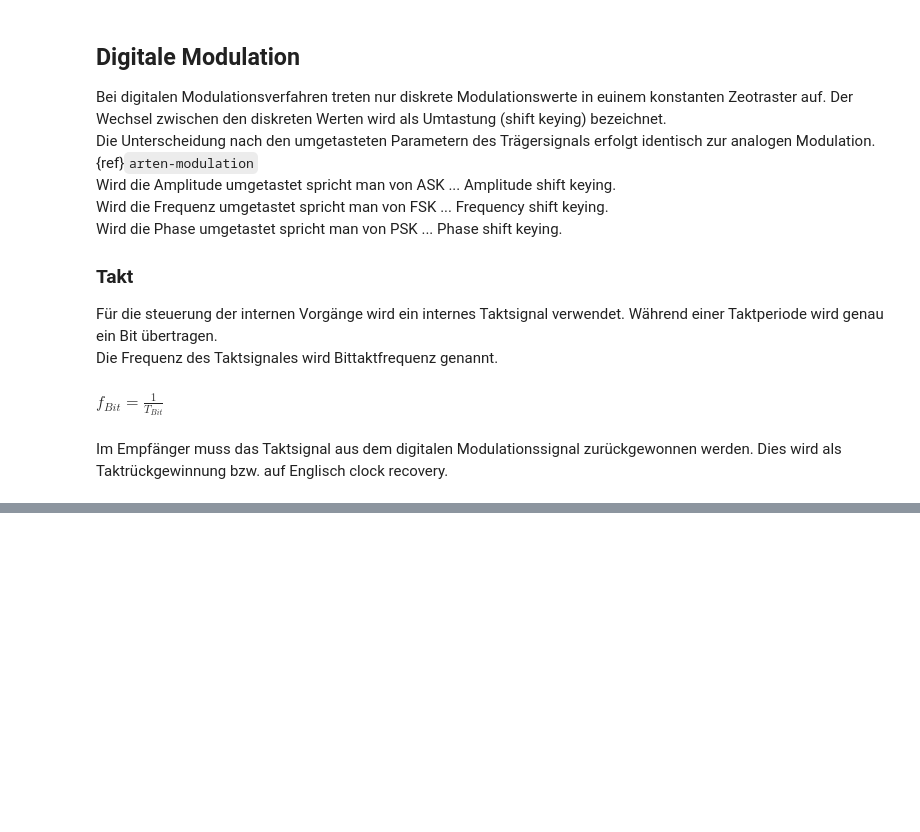
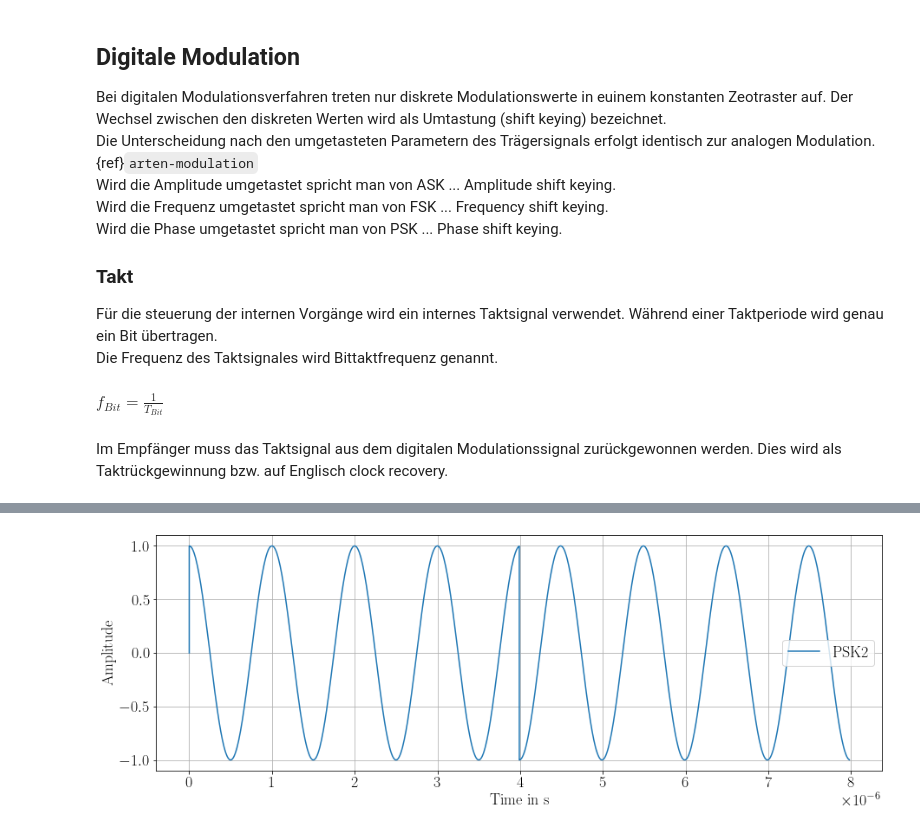
Before and after one commit to lg-eng/KSN-Skript, a Jupyter notebook: _build/jupyter_execute/Modulation.ipynb, the cells around one changed output, grey strips where cells are left out. Drawn from its saved outputs; the diff is of its cells as text; code cells hidden in the pictures; blank space fills up the shorter version.

```diff
--- a/_build/jupyter_execute/Modulation.ipynb
+++ b/_build/jupyter_execute/Modulation.ipynb
@@ -798,0 +779,18 @@ Daraus resultiert eine sehr große Bandbreite des modulierten Signals. Um die be
+# %%
+#General Settings
+FREQUENCY = 10**6
+SAMPLE_RATE = 100*FREQUENCY
+DURATION = 4/FREQUENCY
+PHASES = np.array([90,270])*np.pi/180
+
+#Generate Signals
+time = [0]
+PSKsignal = [0]
+for phase in PHASES:
+    x,y = generate_wave(FREQUENCY, SAMPLE_RATE, DURATION,phaseshift=phase)
+    time.extend(x+time[-1])
+    PSKsignal.extend(y)
+
+plot_vs_time(time,PSK2=PSKsignal)
+# %% [output]
+[figure, added]
```
Also changed, not shown: parts of 7 cells of this notebook, 30 other files.
